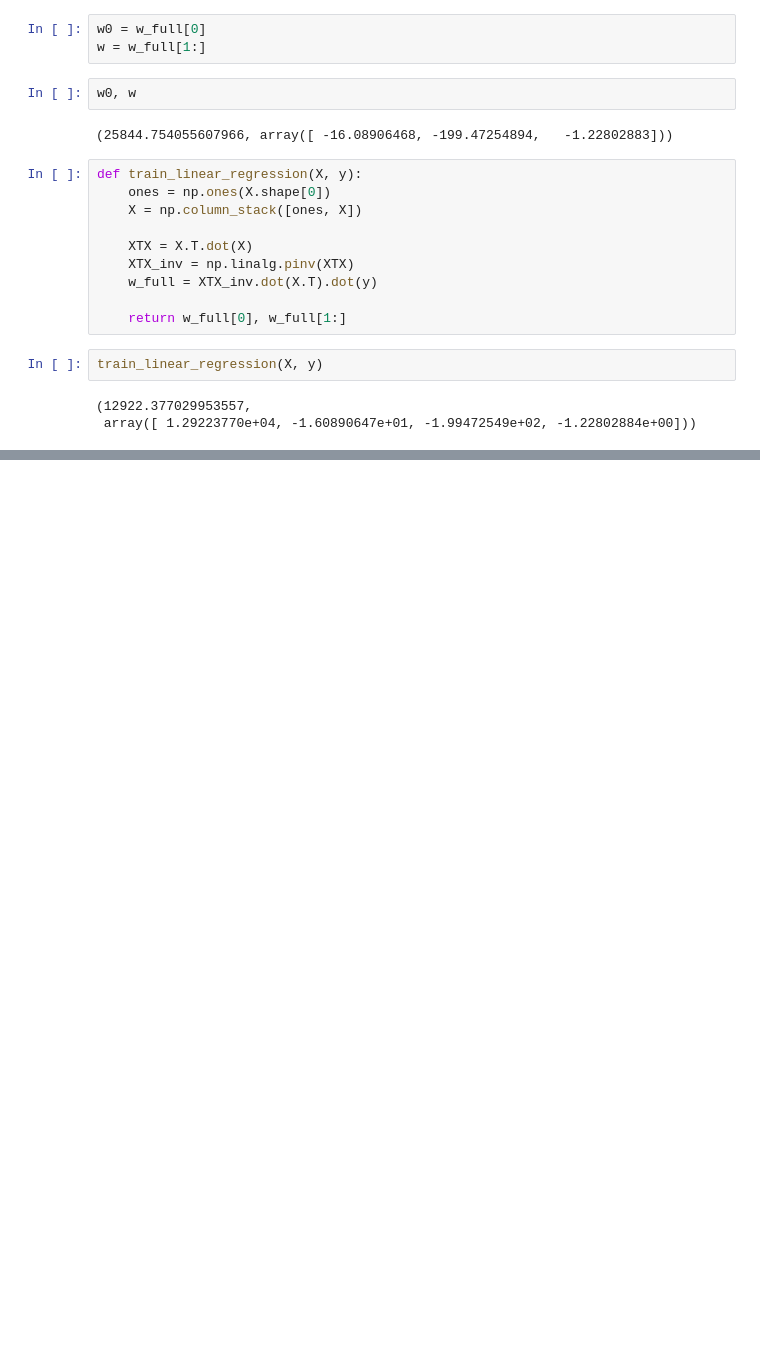
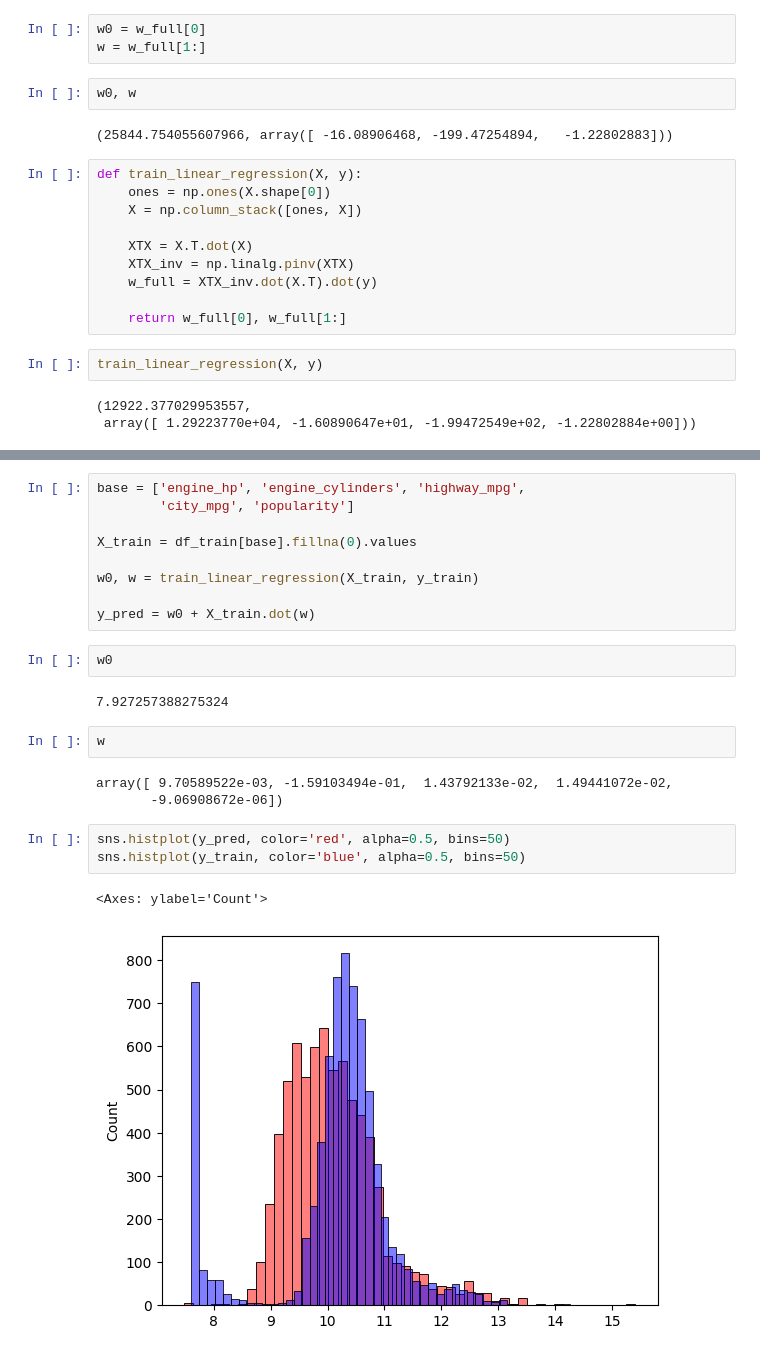
Before and after one commit to ajaynair710/Car-Price-Prediction, a Jupyter notebook: carpriceprediction.ipynb, the cells around one changed output, grey strips where cells are left out. Drawn from its saved outputs; the diff is of its cells as text; blank space fills up the shorter version.

Commit message:
base model prediction

```diff
--- a/carpriceprediction.ipynb
+++ b/carpriceprediction.ipynb
@@ -287,0 +298,24 @@ train_linear_regression(X, y)
+# %%
+base = ['engine_hp', 'engine_cylinders', 'highway_mpg',
+        'city_mpg', 'popularity']
+
+X_train = df_train[base].fillna(0).values
+
+w0, w = train_linear_regression(X_train, y_train)
+
+y_pred = w0 + X_train.dot(w)
+# %%
+w0
+# %% [output]
+7.927257388275324
+# %%
+w
+# %% [output]
+array([ 9.70589522e-03, -1.59103494e-01,  1.43792133e-02,  1.49441072e-02,
+       -9.06908672e-06])
+# %%
+sns.histplot(y_pred, color='red', alpha=0.5, bins=50)
+sns.histplot(y_train, color='blue', alpha=0.5, bins=50)
+# %% [output]
+<Axes: ylabel='Count'>
+[figure, added]
```
Also changed, not shown: parts of 2 cells of this notebook.
